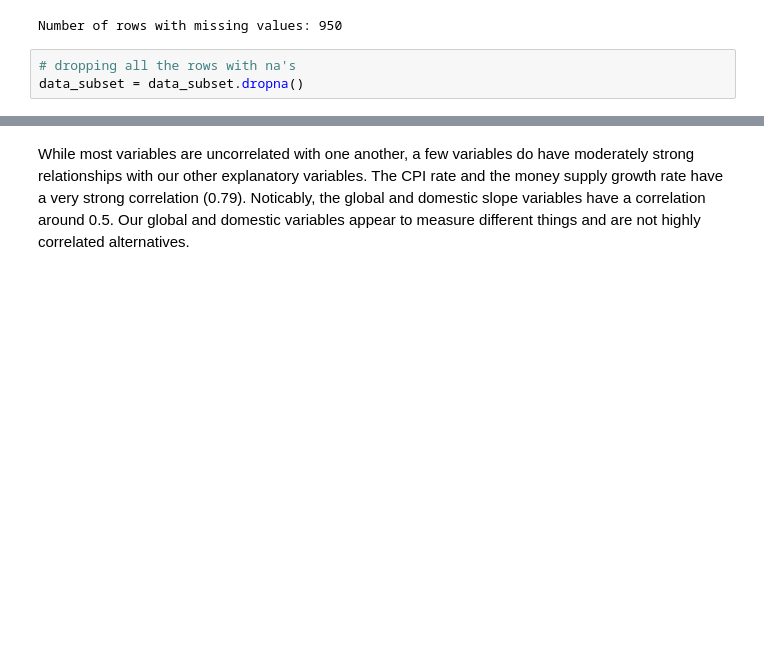
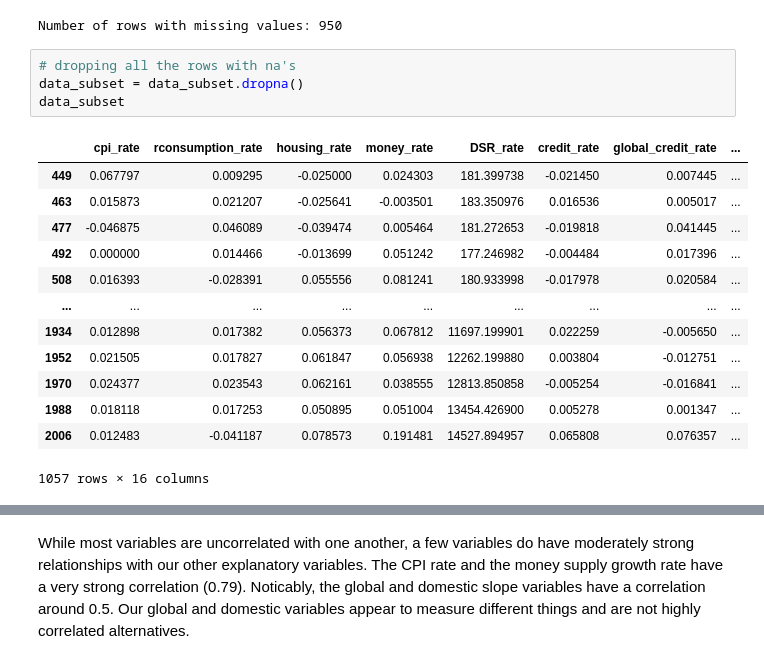
Before and after one commit to stenberg13/financial_crisis_prediction, a Jupyter notebook: Big_Data_Project_NEW.ipynb, the cells around one changed output, grey strips where cells are left out. Cells and saved outputs as stored; diff of their text form; blank space fills up the shorter version.

```diff
--- a/Big_Data_Project_NEW.ipynb
+++ b/Big_Data_Project_NEW.ipynb
@@ -119,6 +119,21 @@ Number of rows with missing values: 950
 # %%
 # dropping all the rows with na's
 data_subset = data_subset.dropna()
+data_subset
+# %% [output]
+|  | cpi_rate | rconsumption_rate | housing_rate | money_rate | DSR_rate | credit_rate | global_credit_rate | ... |
+| 449 | 0.067797 | 0.009295 | -0.025000 | 0.024303 | 181.399738 | -0.021450 | 0.007445 | ... |
+| 463 | 0.015873 | 0.021207 | -0.025641 | -0.003501 | 183.350976 | 0.016536 | 0.005017 | ... |
+| 477 | -0.046875 | 0.046089 | -0.039474 | 0.005464 | 181.272653 | -0.019818 | 0.041445 | ... |
+| 492 | 0.000000 | 0.014466 | -0.013699 | 0.051242 | 177.246982 | -0.004484 | 0.017396 | ... |
+| 508 | 0.016393 | -0.028391 | 0.055556 | 0.081241 | 180.933998 | -0.017978 | 0.020584 | ... |
+| ... | ... | ... | ... | ... | ... | ... | ... | ... |
+| 1934 | 0.012898 | 0.017382 | 0.056373 | 0.067812 | 11697.199901 | 0.022259 | -0.005650 | ... |
+| 1952 | 0.021505 | 0.017827 | 0.061847 | 0.056938 | 12262.199880 | 0.003804 | -0.012751 | ... |
+| 1970 | 0.024377 | 0.023543 | 0.062161 | 0.038555 | 12813.850858 | -0.005254 | -0.016841 | ... |
+| 1988 | 0.018118 | 0.017253 | 0.050895 | 0.051004 | 13454.426900 | 0.005278 | 0.001347 | ... |
+| 2006 | 0.012483 | -0.041187 | 0.078573 | 0.191481 | 14527.894957 | 0.065808 | 0.076357 | ... |
+1057 rows × 16 columns
 # %%
 # standardizing the data
 X = data_subset.drop(columns=['indicator'])
```
Also changed, not shown: parts of 15 cells of this notebook.
